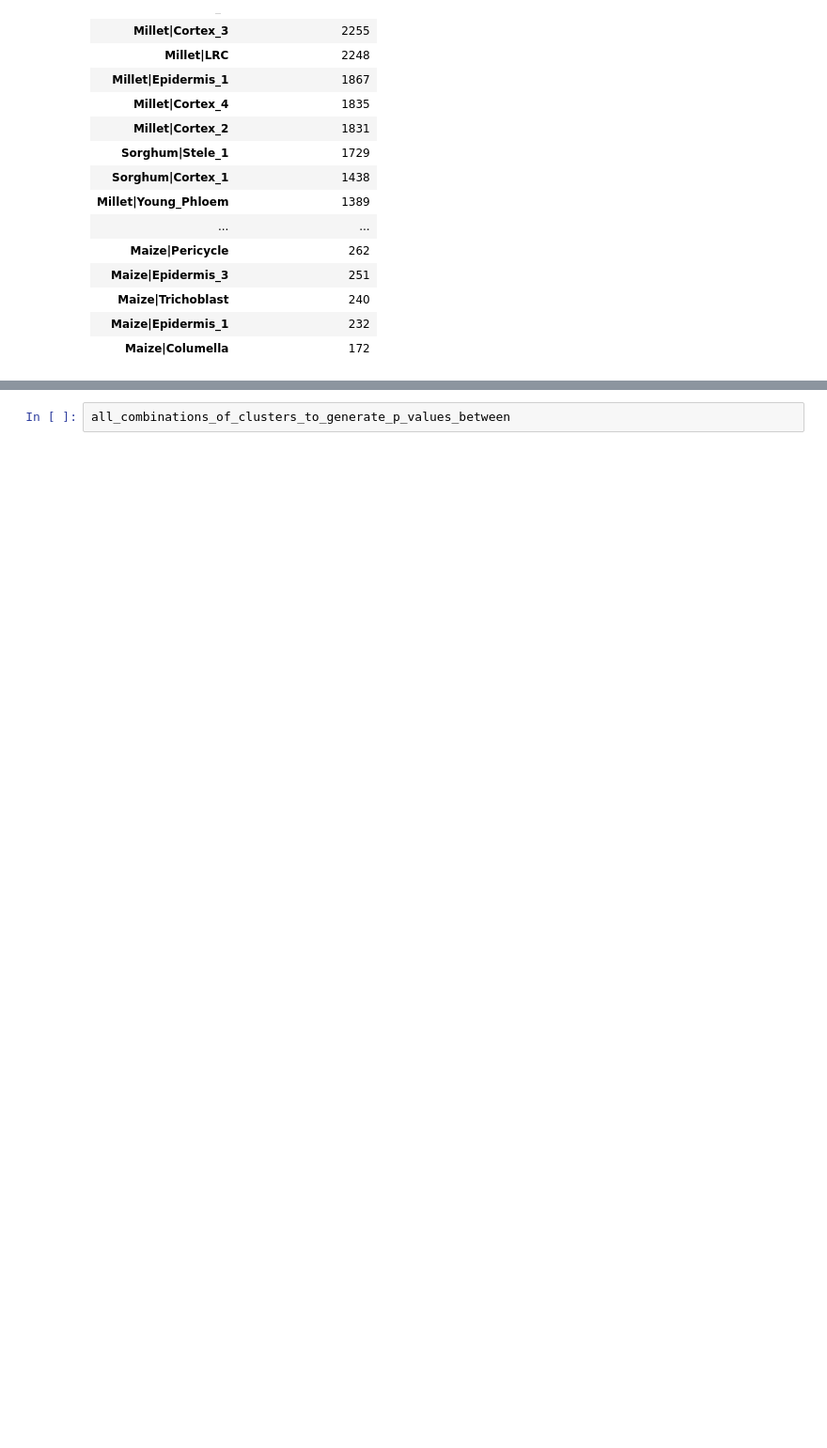
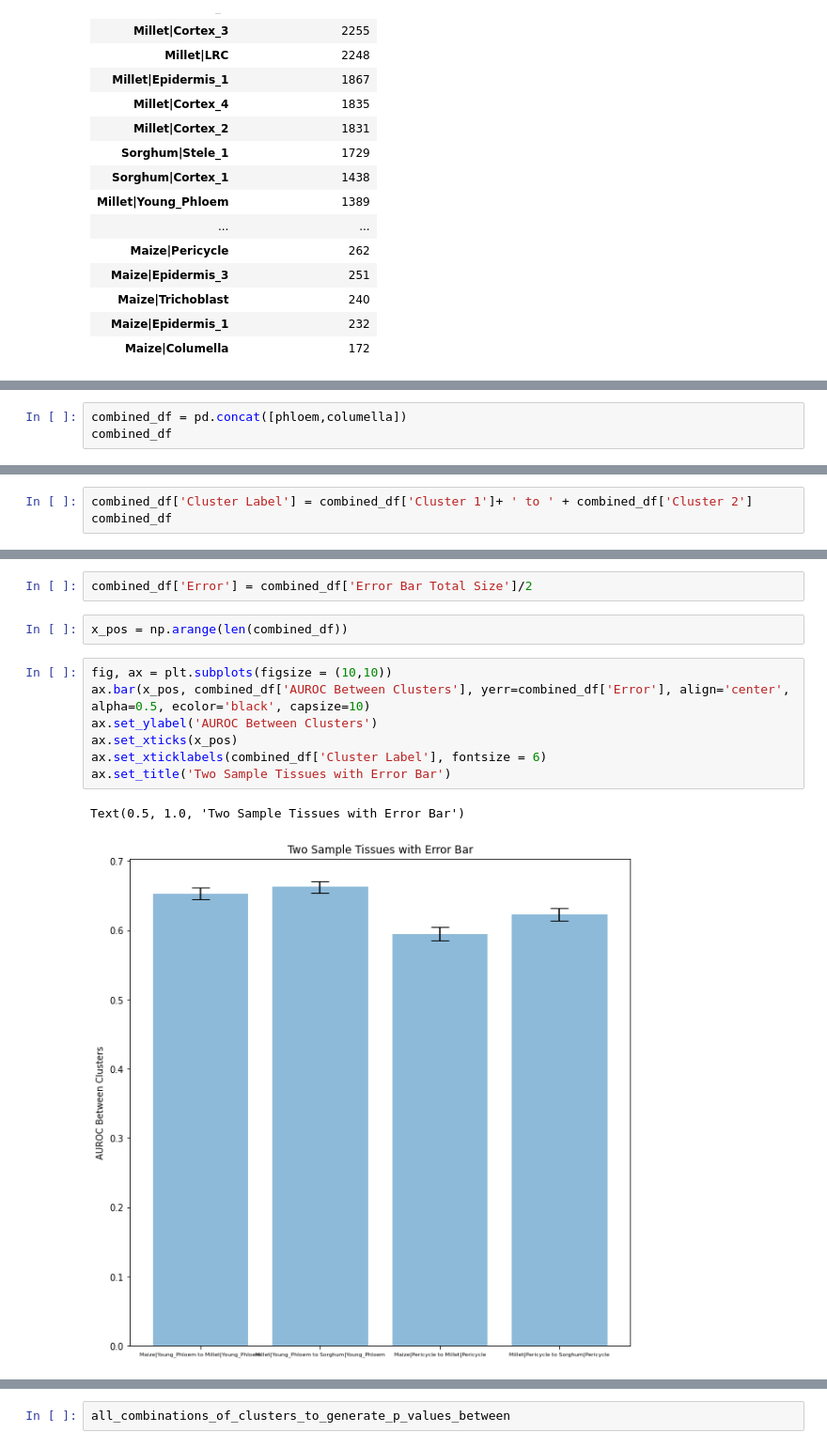
Before and after one commit to mikepassal/Bruno_and_Ken_Maize_Sorghum_Millet, a Jupyter notebook: Re_doing_things_with_Bruno_final_dataset/new_data_meta_redo.ipynb, the cells around one changed output, grey strips where cells are left out. Shown at 94% size. Saved outputs shown, nothing was run; the diff lists cells and outputs as text; blank space fills up the shorter version.

```diff
--- a/Re_doing_things_with_Bruno_final_dataset/new_data_meta_redo.ipynb
+++ b/Re_doing_things_with_Bruno_final_dataset/new_data_meta_redo.ipynb
@@ -209,0 +385,3 @@ panda_of_cluster_cell_size
+# %%
+combined_df = pd.concat([phloem,columella])
+combined_df
@@ -209,0 +394,3 @@ panda_of_cluster_cell_size
+# %%
+combined_df['Cluster Label'] = combined_df['Cluster 1']+ ' to ' + combined_df['Cluster 2']
+combined_df
@@ -209,0 +403,14 @@ panda_of_cluster_cell_size
+# %%
+combined_df['Error'] = combined_df['Error Bar Total Size']/2
+# %%
+x_pos = np.arange(len(combined_df))
+# %%
+fig, ax = plt.subplots(figsize = (10,10))
+ax.bar(x_pos, combined_df['AUROC Between Clusters'], yerr=combined_df['Error'], align='center', alpha=0.5, ecolor='black', capsize=10)
+ax.set_ylabel('AUROC Between Clusters')
+ax.set_xticks(x_pos)
+ax.set_xticklabels(combined_df['Cluster Label'], fontsize = 6)
+ax.set_title('Two Sample Tissues with Error Bar')
+# %% [output]
+Text(0.5, 1.0, 'Two Sample Tissues with Error Bar')
+[figure, added]
```
Also changed, not shown: parts of 29 cells of this notebook, 1 other file.
